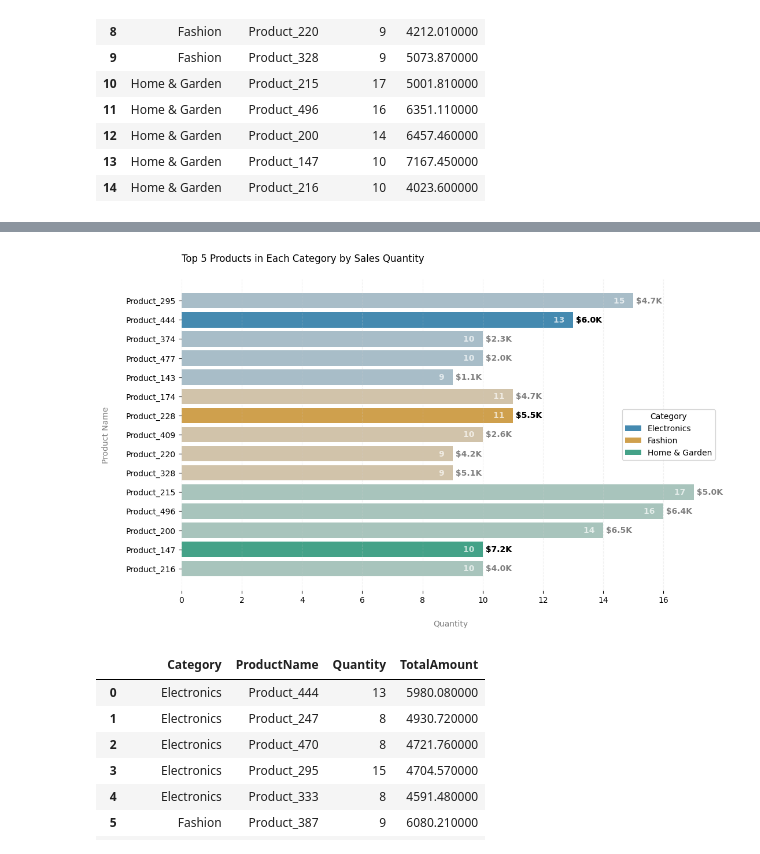
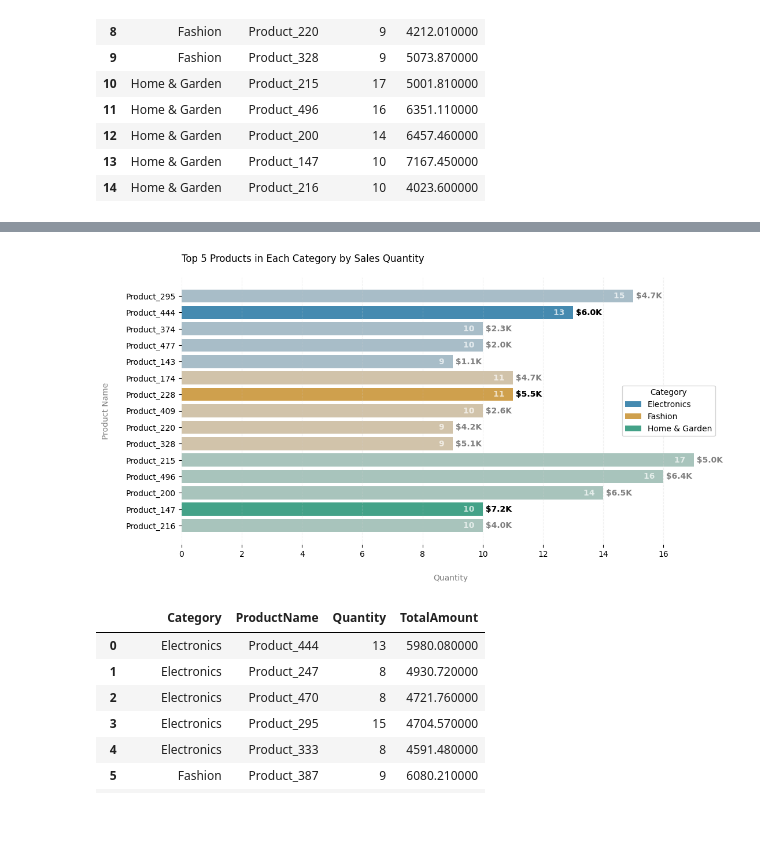
Before and after one commit to YuliaVK/Data-Analytics, a Jupyter notebook: EDA_Sales/notebooks/Sales_EDA.ipynb, the cells around one changed output, grey strips where cells are left out. Drawn from its saved outputs; the diff is of its cells as text; code cells hidden in the pictures; blank space fills up the shorter version.

```diff
--- a/EDA_Sales/notebooks/Sales_EDA.ipynb
+++ b/EDA_Sales/notebooks/Sales_EDA.ipynb
@@ -639,33 +639,33 @@ plt.show()
 top_in_category = top_5_products_by_category.sort_values(['Category', 'TotalAmount'], ascending=[True, False])
 top_in_category = top_in_category.groupby('Category').head(1).reset_index(drop=True)
 # %%
-plt.figure(figsize=(12, 7))
+plt.figure(figsize=(12, 6))
 sns.barplot(x='Quantity', y='ProductName', hue='Category', data=top_5_products_by_category, palette='colorblind', alpha=0.8)
 plt.title('Top 5 Products in Each Category by Sales Quantity', loc='left', y=1.04) # Remove. Add as subtitle to the presentation instead
 plt.xlabel('Quantity', color='grey', fontsize=10, labelpad=20)
 plt.ylabel('Product Name', color='grey', fontsize=10, labelpad=20)
 
 for index, row in top_5_products_by_category.iterrows():
     plt.text(row['Quantity'], index, f' ${round(row["TotalAmount"] / 1000, 1)}K',
             ha='left', va='center', color='grey', fontweight='bold')
     plt.text(row['Quantity'], index, f'{row["Quantity"]}   ',
             ha='right', va='center', color='white', fontweight='bold', alpha=0.7)
     if row['ProductName'] in top_in_category['ProductName'].values:
         plt.text(row['Quantity'], index, f' ${round(row["TotalAmount"] / 1000, 1)}K',
             ha='left', va='center', color='black', fontweight='bold')
     else:
         plt.barh(index, row['Quantity'], color='lightgrey', alpha=0.7)
 
 sns.despine()
 plt.gca().spines['left'].set_visible(False)
 plt.gca().spines['bottom'].set_visible(False)
 plt.grid(axis='x', linestyle='--', color='lightgrey', alpha=0.3)
 plt.tick_params(axis='x', colors='black')
 plt.tick_params(axis='y', colors='black')
 plt.legend(title='Category', loc='center right')
 plt.show()
 # %% [output]
-[figure, old version]
+[figure, new version]
 # %%
 top_products_am_category = df[df['IsReturned'] != 1].groupby(['Category', 'ProductName']).agg({'Quantity': 'sum', 'TotalAmount': 'sum'}).reset_index()
 top_products_am_category = top_products_am_category.sort_values(['Category', 'TotalAmount'], ascending=[True, False])
```
Also changed, not shown: parts of 23 cells of this notebook.
